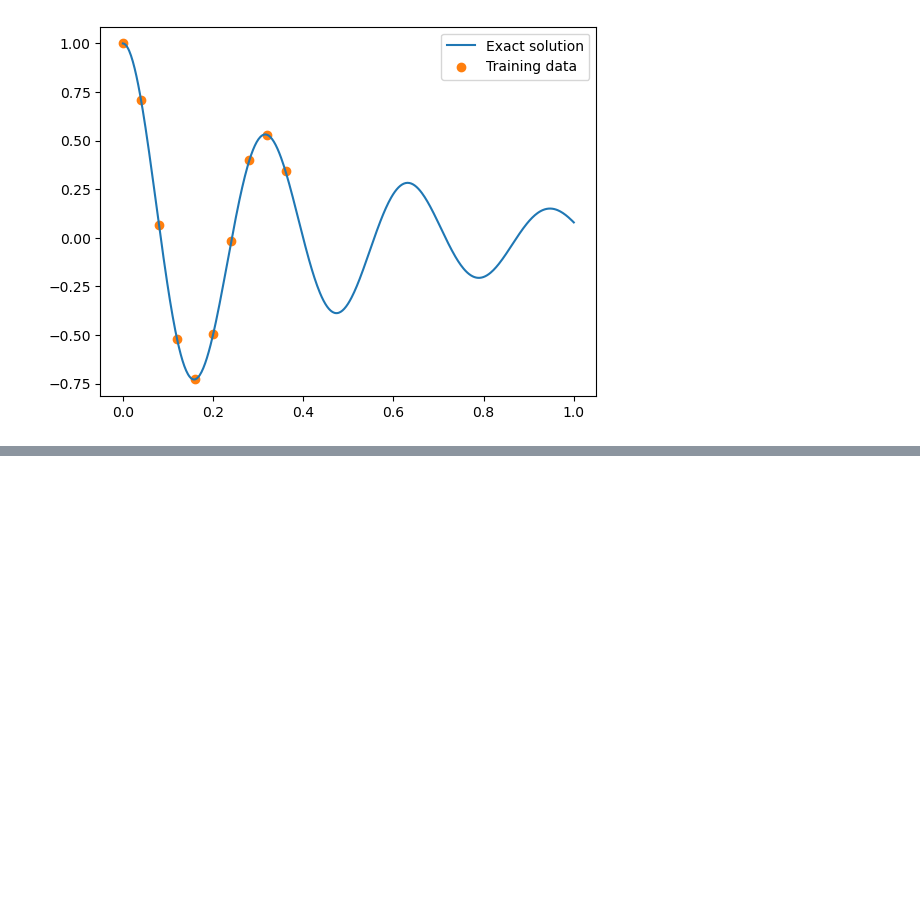
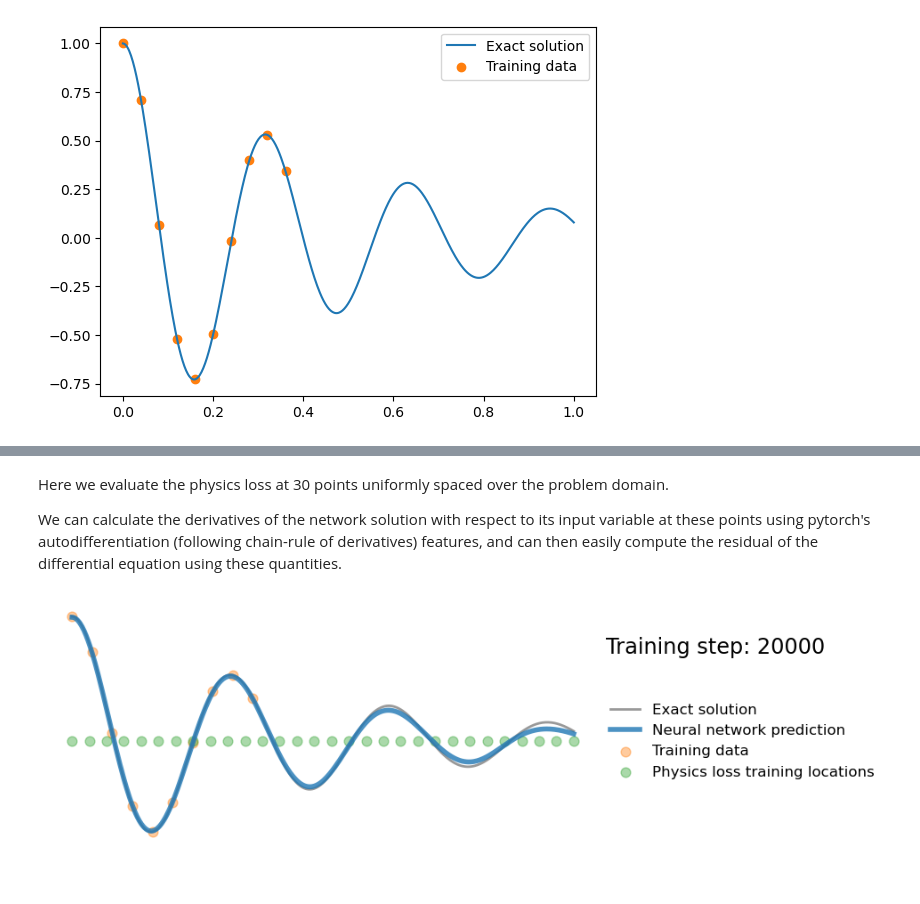
Before and after one commit to geek-yang/MLpilot, a Jupyter notebook: pinn/oscillator_1D.ipynb, the cells around one changed output, grey strips where cells are left out. Saved outputs shown, nothing was run; the diff lists cells and outputs as text; code cells hidden in the pictures; blank space fills up the shorter version.

Commit message:
add PINN solution

```diff
--- a/pinn/oscillator_1D.ipynb
+++ b/pinn/oscillator_1D.ipynb
@@ -122,0 +163,16 @@ Now we will implement PINN by adding differential equations to the loss function
+# %% [markdown]
+Here we evaluate the physics loss at 30 points uniformly spaced over the problem domain.
+
+We can calculate the derivatives of the network solution with respect to its input variable at these points using pytorch's autodifferentiation (following chain-rule of derivatives) features, and can then easily compute the residual of the differential equation using these quantities.
+# %%
+# sample locations over the problem domain
+x_physics = torch.linspace(0, 1, 30).view(-1, 1).requires_grad_(True)
+# some constants
+mu = 2*d
+k = w0**2
+
+torch.manual_seed(123)
+model = MLP(1,1,32,3)
+learning_rate = 1e-4
+optimizer = torch.optim.Adam(model.parameters(),lr=learning_rate)
+criterion = nn.MSELoss()
@@ -122,0 +202,8 @@ Now we will implement PINN by adding differential equations to the loss function
+# %%
+# plot the results of PINN
+yh = model(x).detach()
+xp = x_physics.detach()
+
+fancy_plot(x,y,x_data,y_data,yh,xp)
+# %% [output]
+[figure, added]
```
Also changed, not shown: parts of 7 cells of this notebook.
